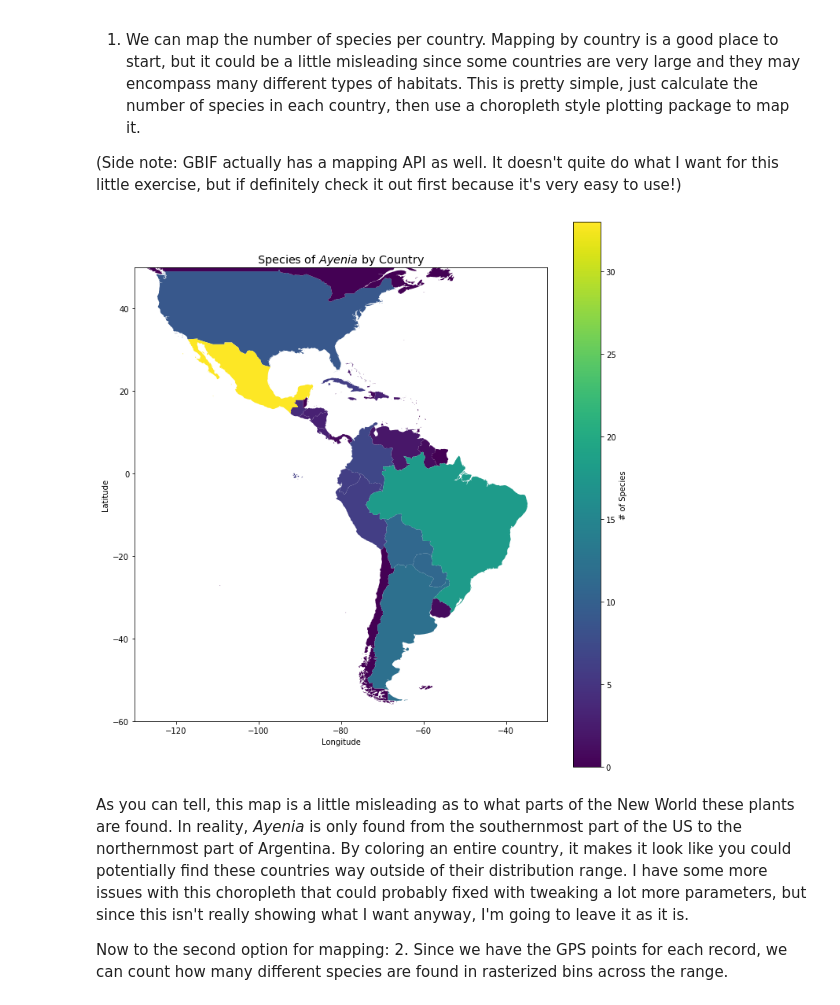
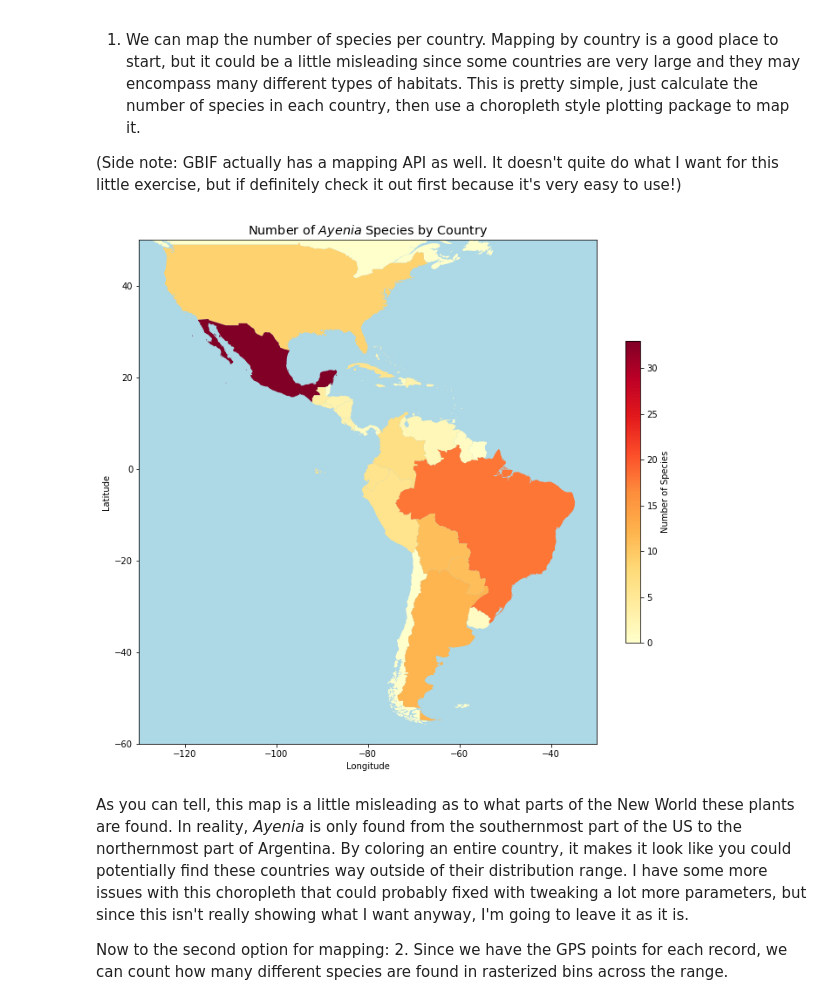
Before and after one commit to wvsharber/gbif-occurences, a Jupyter notebook: notebooks/GBIF_mapping.ipynb, the cells around one changed output. Cells and saved outputs as stored; diff of their text form; code cells hidden in the pictures.

```diff
--- a/notebooks/GBIF_mapping.ipynb
+++ b/notebooks/GBIF_mapping.ipynb
@@ -68,19 +68,21 @@ countries.dropna(inplace = True)
 # %%
 fig, ax = plt.subplots(1, 1, figsize= (10, 10))
 
 countries.plot(column='species',
                ax = ax,
                legend = True,
-               legend_kwds={'label': "# of Species"})
+               cmap = 'YlOrRd',
+               legend_kwds={'label': "Number of Species", 'shrink': 0.5})
+ax.set_facecolor("lightblue")
 plt.xlim((-130, -30))
 plt.ylim((-60, 50))
 plt.xlabel('Longitude')
 plt.ylabel('Latitude')
-plt.title(r"Species of $Ayenia$ by Country", fontdict = {'fontsize': 'x-large'})
+plt.title(r"Number of $Ayenia$ Species by Country", fontdict = {'fontsize': 'x-large'})
 plt.tight_layout()
 plt.savefig("Ayenia_choropleth.png", dpi = 300);
 # %% [output]
-[figure, old version]
+[figure, new version]
 # %% [markdown]
 As you can tell, this map is a little misleading as to what parts of the New World these plants are found. In reality, _Ayenia_ is only found from the southernmost part of the US to the northernmost part of Argentina. By coloring an entire country, it makes it look like you could potentially find these countries way outside of their distribution range. I have some more issues with this choropleth that could probably fixed with tweaking a lot more parameters, but since this isn't really showing what I want anyway, I'm going to leave it as it is.
 
```
Also changed, not shown: parts of 11 cells of this notebook, 3 other files.
